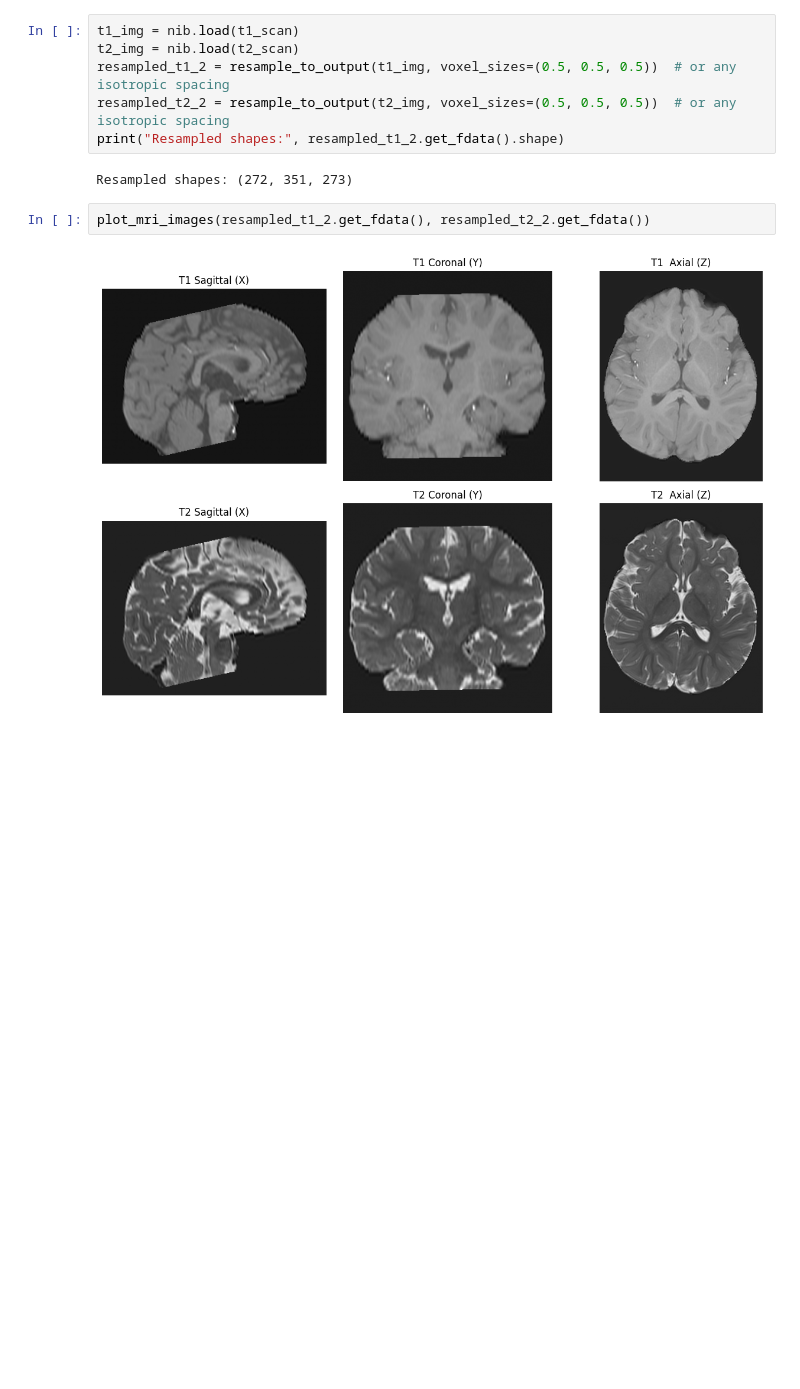
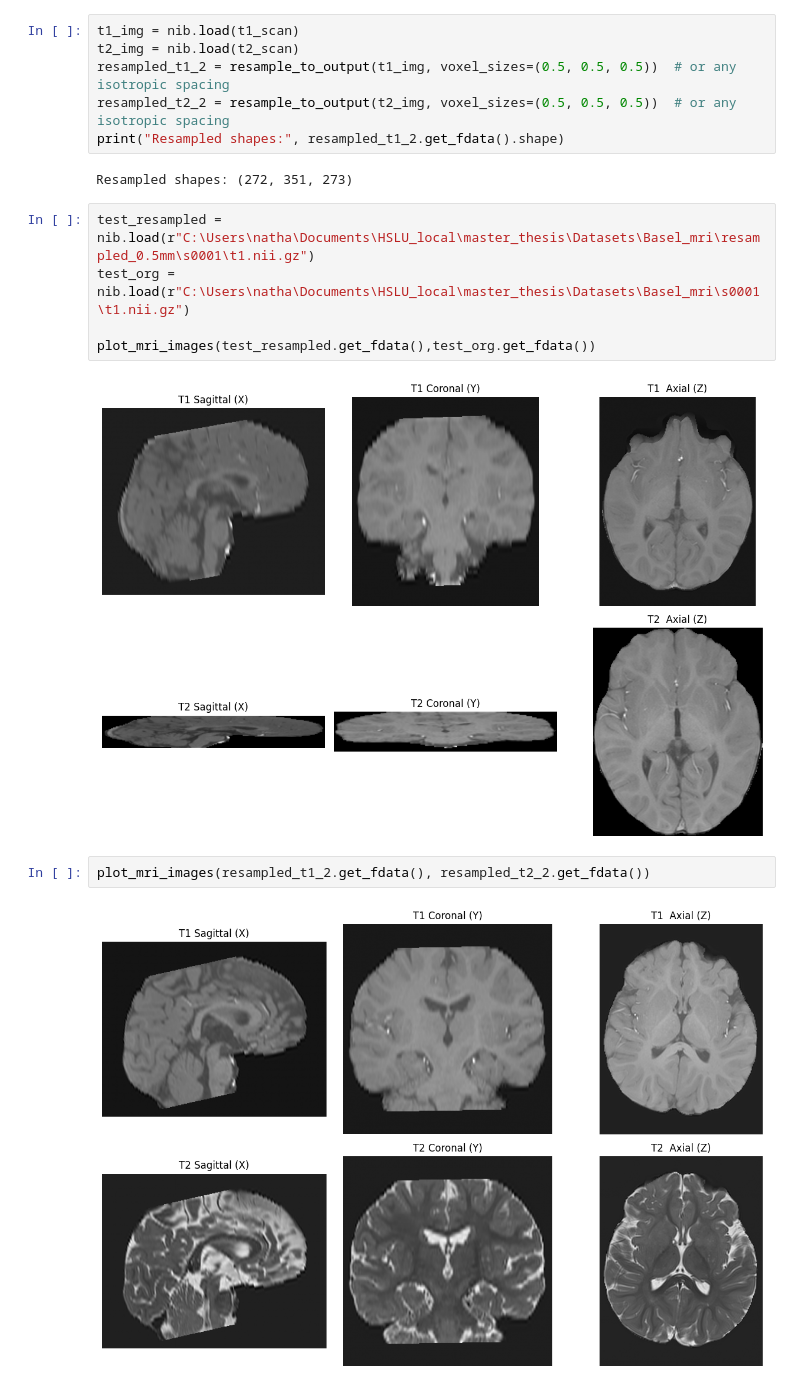
Before and after one commit to toelt-llc/mri_fractal, a Jupyter notebook: data_pipeline/5-Basel_MRI_dataset.ipynb, the cells around one changed output. Cells and saved outputs as stored; diff of their text form; blank space fills up the shorter version.

```diff
--- a/data_pipeline/5-Basel_MRI_dataset.ipynb
+++ b/data_pipeline/5-Basel_MRI_dataset.ipynb
@@ -280,6 +280,13 @@ resampled_t2_2 = resample_to_output(t2_img, voxel_sizes=(0.5, 0.5, 0.5))  # or a
 print("Resampled shapes:", resampled_t1_2.get_fdata().shape)
 # %% [output]
 Resampled shapes: (272, 351, 273)
+# %%
+test_resampled = nib.load(r"C:\Users\natha\Documents\HSLU_local\master_thesis\Datasets\Basel_mri\resampled_0.5mm\s0001\t1.nii.gz")
+test_org = nib.load(r"C:\Users\natha\Documents\HSLU_local\master_thesis\Datasets\Basel_mri\s0001\t1.nii.gz")
+
+plot_mri_images(test_resampled.get_fdata(),test_org.get_fdata())
+# %% [output]
+[figure, added]
 # %%
 plot_mri_images(resampled_t1_2.get_fdata(), resampled_t2_2.get_fdata())
 # %% [output]
```
Also changed, not shown: parts of 14 cells of this notebook, 2 other files.
